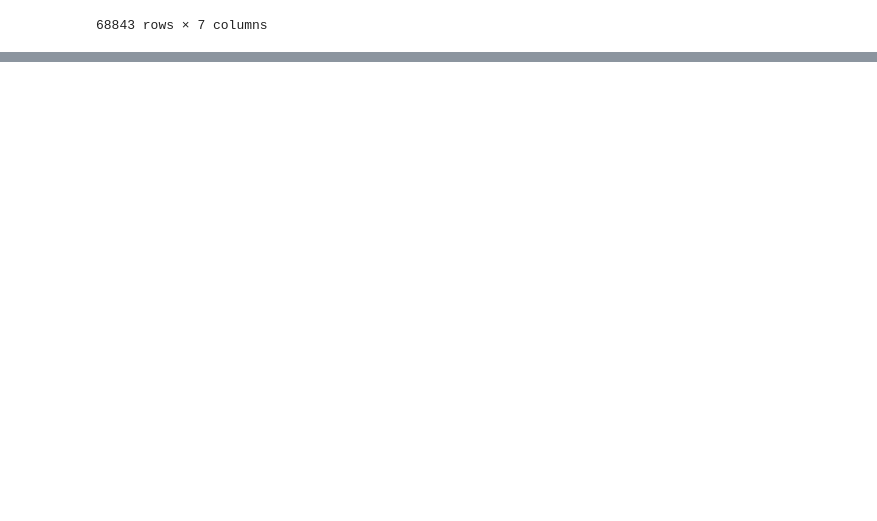
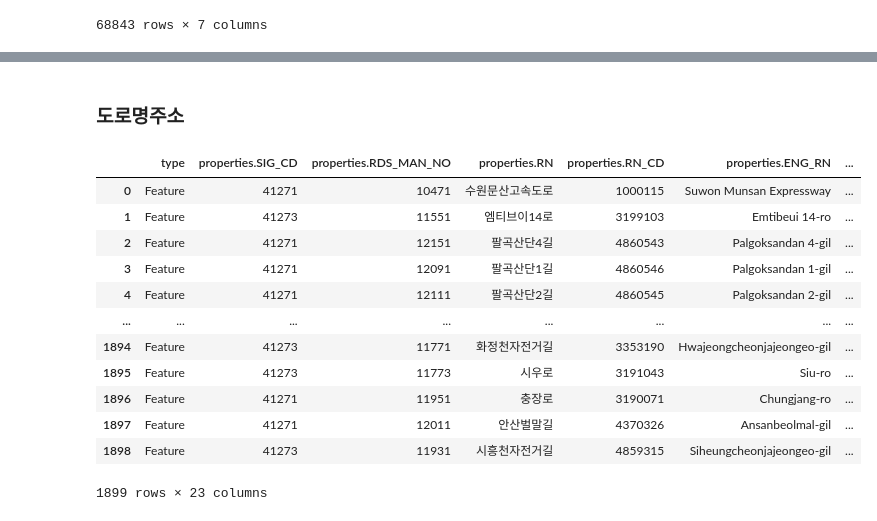
Before and after one commit to DDalaDDula/Analysis_of_Urban_Heat_Island_degree_And_New_Vegetation_Areas, a Jupyter notebook: a.ipynb, the cells around one changed output, grey strips where cells are left out. Cells and saved outputs as stored; diff of their text form; code cells hidden in the pictures; blank space fills up the shorter version.

```diff
--- a/a.ipynb
+++ b/a.ipynb
@@ -136,0 +344,8 @@ fig.show()
+# %%
+# GeoJSON 파일 불러오기
+with open('dataset/7.안산시_현존식생도.geojson') as geojson_file:
+    geojson_data = json.load(geojson_file)
+vegetation_map_df = pd.json_normalize(geojson_data['features'])
+vegetation_map_df['geometry'] = vegetation_map_df['geometry.coordinates'].apply(lambda x : Polygon(x[0][0]))
+vegetation_map_df['properties.현존식생유형_소분류'] = vegetation_map_df['properties.현존식생유형_소분류'].apply(lambda x : x.split('. ')[1])
+vegetation_map_df
@@ -136,0 +382,7 @@ fig.show()
+# %%
+# GeoJSON 파일 불러오기
+with open('dataset/8.안산시_연속지적도.geojson') as geojson_file:
+    geojson_data = json.load(geojson_file)
+registration_map_df = pd.json_normalize(geojson_data['features'])
+registration_map_df['geometry'] = registration_map_df['geometry.coordinates'].apply(lambda x : make_geo(x))
+registration_map_df
@@ -136,0 +419,10 @@ fig.show()
+# %%
+# GeoJSON 파일 불러오기
+with open('dataset/9.안산시_토지이용현황도.geojson') as geojson_file:
+    geojson_data = json.load(geojson_file)
+land_use_df = pd.json_normalize(geojson_data['features'])
+land_use_df['geometry'] = land_use_df['geometry.coordinates'].apply(lambda x : Polygon(x[0][0]))
+land_use_df['properties.이용현황-대분류'] = land_use_df['properties.이용현황-대분류'].apply(lambda x : x.split('. ')[1])
+land_use_df['properties.이용현황-중분류'] = land_use_df['properties.이용현황-중분류'].apply(lambda x : x.split('. ')[1])
+land_use_df['properties.이용현황-소분류'] = land_use_df['properties.이용현황-소분류'].apply(lambda x : x.split('. ')[1])
+land_use_df
@@ -136,0 +475,10 @@ fig.show()
+# %%
+# GeoJSON 파일 불러오기
+with open('dataset/10.안산시_GIS건물일반공간정보_.geojson') as geojson_file:
+    geojson_data = json.load(geojson_file)
+building_df = pd.json_normalize(geojson_data['features'])
+# building_df['geometry'] = building_df['geometry.coordinates'].apply(lambda x : Polygon(x[0][0]))
+# building_df['properties.이용현황-대분류'] = building_df['properties.이용현황-대분류'].apply(lambda x : x.split('. ')[1])
+# building_df['properties.이용현황-중분류'] = building_df['properties.이용현황-중분류'].apply(lambda x : x.split('. ')[1])
+# building_df['properties.이용현황-소분류'] = building_df['properties.이용현황-소분류'].apply(lambda x : x.split('. ')[1])
+building_df
@@ -136,0 +499,26 @@ fig.show()
+# %% [markdown]
+### 도로명주소
+# %%
+# GeoJSON 파일 불러오기
+with open('dataset/11.안산시_도로명주소(도로).geojson') as geojson_file:
+    geojson_data = json.load(geojson_file)
+roadname_df = pd.json_normalize(geojson_data['features'])
+# roadname_df['geometry'] = roadname_df['geometry.coordinates'].apply(lambda x : Polygon(x[0][0]))
+# roadname_df['properties.이용현황-대분류'] = roadname_df['properties.이용현황-대분류'].apply(lambda x : x.split('. ')[1])
+# roadname_df['properties.이용현황-중분류'] = roadname_df['properties.이용현황-중분류'].apply(lambda x : x.split('. ')[1])
+# roadname_df['properties.이용현황-소분류'] = roadname_df['properties.이용현황-소분류'].apply(lambda x : x.split('. ')[1])
+roadname_df
+# %% [output]
+|  | type | properties.SIG_CD | properties.RDS_MAN_NO | properties.RN | properties.RN_CD | properties.ENG_RN | ... |
+| 0 | Feature | 41271 | 10471 | 수원문산고속도로 | 1000115 | Suwon Munsan Expressway | ... |
+| 1 | Feature | 41273 | 11551 | 엠티브이14로 | 3199103 | Emtibeui 14-ro | ... |
+| 2 | Feature | 41271 | 12151 | 팔곡산단4길 | 4860543 | Palgoksandan 4-gil | ... |
+| 3 | Feature | 41271 | 12091 | 팔곡산단1길 | 4860546 | Palgoksandan 1-gil | ... |
+| 4 | Feature | 41271 | 12111 | 팔곡산단2길 | 4860545 | Palgoksandan 2-gil | ... |
+| ... | ... | ... | ... | ... | ... | ... | ... |
+| 1894 | Feature | 41273 | 11771 | 화정천자전거길 | 3353190 | Hwajeongcheonjajeongeo-gil | ... |
+| 1895 | Feature | 41273 | 11773 | 시우로 | 3191043 | Siu-ro | ... |
+| 1896 | Feature | 41271 | 11951 | 충장로 | 3190071 | Chungjang-ro | ... |
+| 1897 | Feature | 41271 | 12011 | 안산벌말길 | 4370326 | Ansanbeolmal-gil | ... |
+| 1898 | Feature | 41273 | 11931 | 시흥천자전거길 | 4859315 | Siheungcheonjajeongeo-gil | ... |
+1899 rows × 23 columns
```
Also changed, not shown: parts of 38 cells of this notebook, 11 other files.
